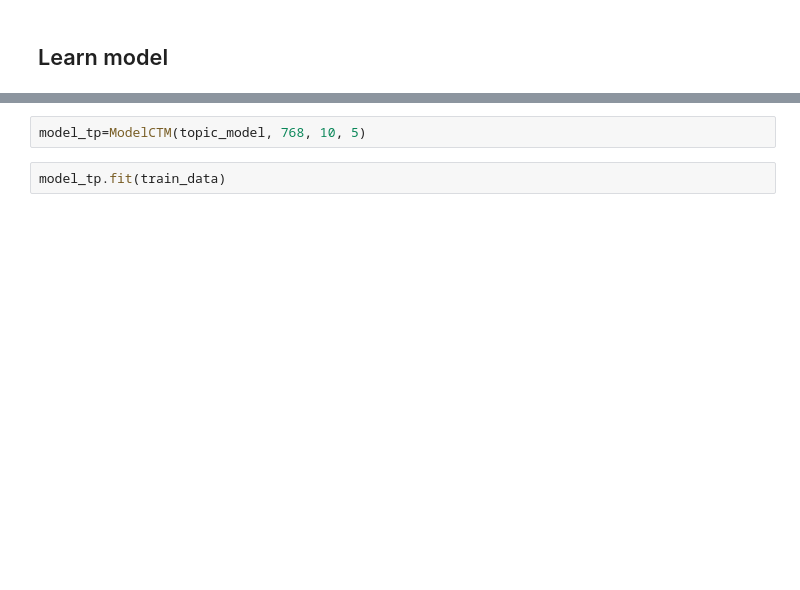
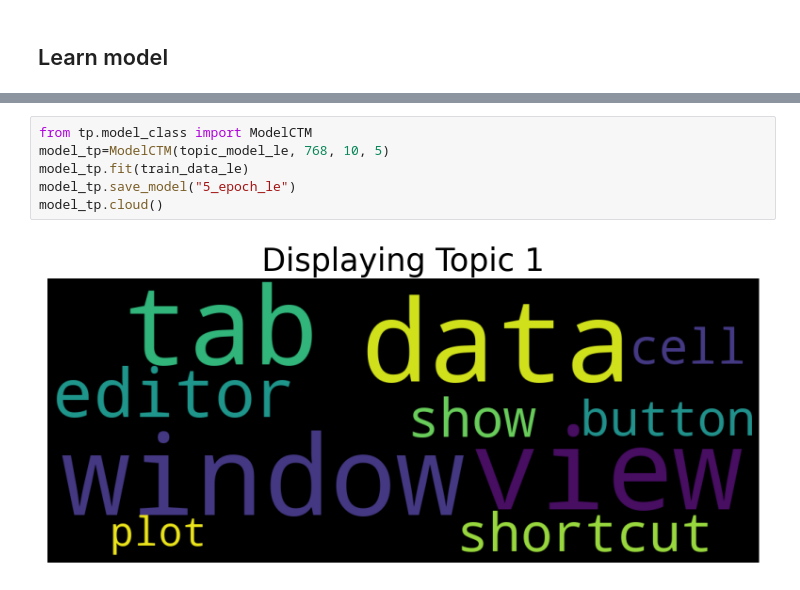
Before and after one commit to OLavrik/hse_topic, a Jupyter notebook: ModelLearning.ipynb, the cells around one changed output, grey strips where cells are left out. Cells and saved outputs as stored; diff of their text form; blank space fills up the shorter version.

```diff
--- a/ModelLearning.ipynb
+++ b/ModelLearning.ipynb
@@ -13,4 +117,8 @@ from tp.model_class import ModelCTM
-# %%
-model_tp=ModelCTM(topic_model, 768, 10, 5)
-# %%
-model_tp.fit(train_data)
+# %%
+from tp.model_class import ModelCTM
+model_tp=ModelCTM(topic_model_le, 768, 10, 5)
+model_tp.fit(train_data_le)
+model_tp.save_model("5_epoch_le")
+model_tp.cloud()
+# %% [output]
+[figure, added]
```
Also changed, not shown: parts of 16 cells of this notebook, 2 other files.
